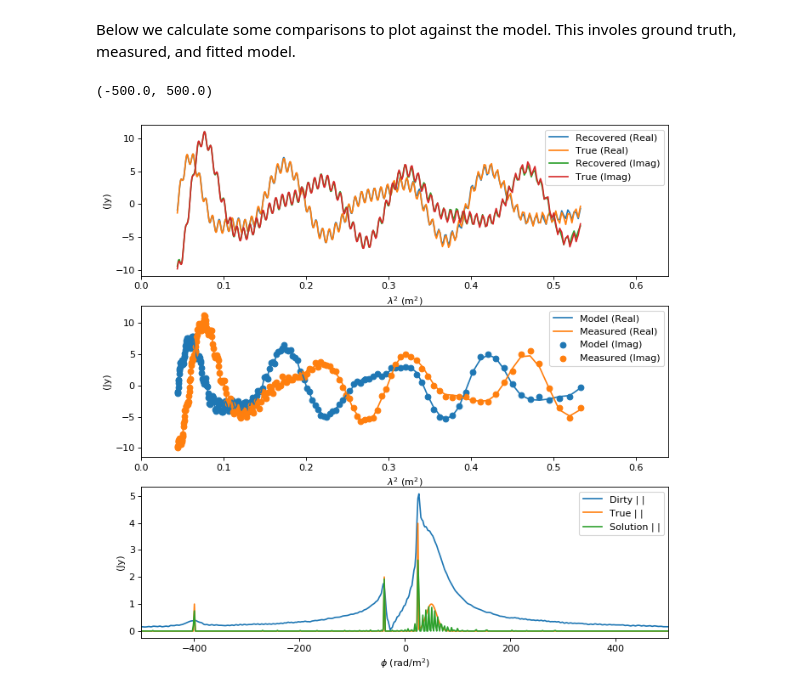
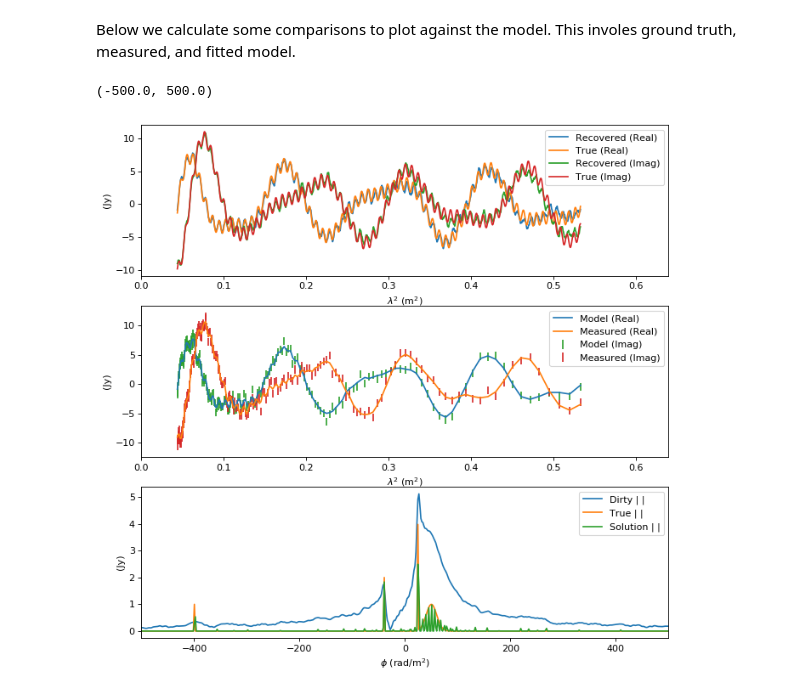
Before and after one commit to Luke-Pratley/Faraday-Dreams, a Jupyter notebook: examples/simulated_example.ipynb, the cells around one changed output. Cells and saved outputs as stored; diff of their text form; code cells hidden in the pictures.

```diff
--- a/examples/simulated_example.ipynb
+++ b/examples/simulated_example.ipynb
@@ -17,7 +17,7 @@ This next bit of code sets up the parameters for the observation. The samples in
 # %%
 c = 2.92 * 10**8 #speed of light m/s
 m_size = 200 #numbr of channels
-ISNR = 30. #signal to noise ratio of input noise
+ISNR = 20. #signal to noise ratio of input noise
 freq0 =  np.linspace(400, 1400, m_size) * 10**6 # frequency coverage
 dfreq = np.abs(freq0[1] - freq0[0]) # channel width
 lambda2 = (c/freq0)**2 #wavelength^2 coverage
@@ -54,19 +54,22 @@ where $P$ is the complex polarization signal. $a$ is the impact of channel avera
 We can write this as $$\mathbf{y} = \mathbf{\mathsf{\Phi}}\mathbf{x}$$ since it is a system of linear equations.
 # %%
 # measurement operator with channel averaging
-m_op = measurement_operator.faraday_operator(lambda2, phi, weights, dlambda2)
+m_op_right = measurement_operator.faraday_operator(lambda2, phi, weights, dlambda2)
+m_op_wrong = measurement_operator.faraday_operator(lambda2, phi, lambda2* 0 + 1)
+#switch to see how important channel averaging is
+m_op = m_op_right
 # %% [markdown]
 Below we also create a version (for comparing no channel averaging) where $a(\lambda^2_p, \phi_k) = 1$
 # %%
 # measurement operator without channel averaging
-lambda2_high_res = (c/(np.linspace(400, 1400, 1024) * 10**6))**2
+lambda2_high_res = np.linspace(np.min(lambda2), np.max(lambda2), 1024)
 lambda1_high_res = np.sqrt(lambda2_high_res)
 m_op_no_averaging = measurement_operator.faraday_operator(lambda2_high_res, phi, lambda2_high_res * 0 + 1)
 # %% [markdown]
 We calculate our simulated measurements $y$ with added noise.
 # %%
 # simulate measurement process
-y0 = m_op.dir_op(x_true)
+y0 = m_op_right.dir_op(x_true)
 # %%
 # add iid noise to measurements
 sigma = 10**(-ISNR/20.)  * np.linalg.norm(y0) * 1./ np.sqrt(m_size)
@@ -140,28 +143,28 @@ y_model = m_op.dir_op(solution)
 # %%
 fig, ax = plt.subplots(nrows=3, ncols=1, figsize=(10, 10), dpi=80)
 ax[0].plot(lambda2_high_res, np.real(y_fit))
 ax[0].plot(lambda2_high_res, np.real(m_op_no_averaging.dir_op(x_true)))
 ax[0].plot(lambda2_high_res, np.imag(y_fit))
 ax[0].plot(lambda2_high_res, np.imag(m_op_no_averaging.dir_op(x_true)))
 ax[0].set_xlim([0., 0.8**2])
 ax[0].set_xlabel(r"$\lambda^2$ (m$^2$)")
 ax[0].set_ylabel(r"(Jy)")
 ax[0].legend(["Recovered (Real)", "True (Real)", "Recovered (Imag)", "True (Imag)"])
 ax[1].plot(lambda2, np.real(y_model))
 ax[1].plot(lambda2, np.imag(y_model))
-ax[1].scatter(lambda2, np.real(y))
-ax[1].scatter(lambda2, np.imag(y))
+ax[1].errorbar(lambda2, np.real(y), yerr=lambda2*0 + sigma, fmt='',linestyle='')
+ax[1].errorbar(lambda2, np.imag(y), yerr=lambda2*0 + sigma, fmt='',linestyle='')
 ax[1].set_xlim([0., 0.8**2])
 ax[1].set_xlabel(r"$\lambda^2$ (m$^2$)")
 ax[1].set_ylabel(r"(Jy)")
 ax[1].legend(["Model (Real)", "Measured (Real)", "Model (Imag)", "Measured (Imag)"])
 ax[2].plot(phi, np.abs(m_op.adj_op(y)) * 1./len(y))
 ax[2].plot(phi, np.abs(x_true))
 ax[2].plot(phi, np.abs(solution))
 ax[2].legend(["Dirty | |", "True | |", "Solution | |"])
 ax[2].set_xlabel(r"$\phi$ (rad/m$^2$)")
 ax[2].set_ylabel(r"(Jy)")
 ax[2].set_xlim([-rm_max, rm_max])
 # %% [output]
 (-500.0, 500.0)
-[figure, old version]
+[figure, new version]
```
Also changed, not shown: parts of 4 cells of this notebook.
